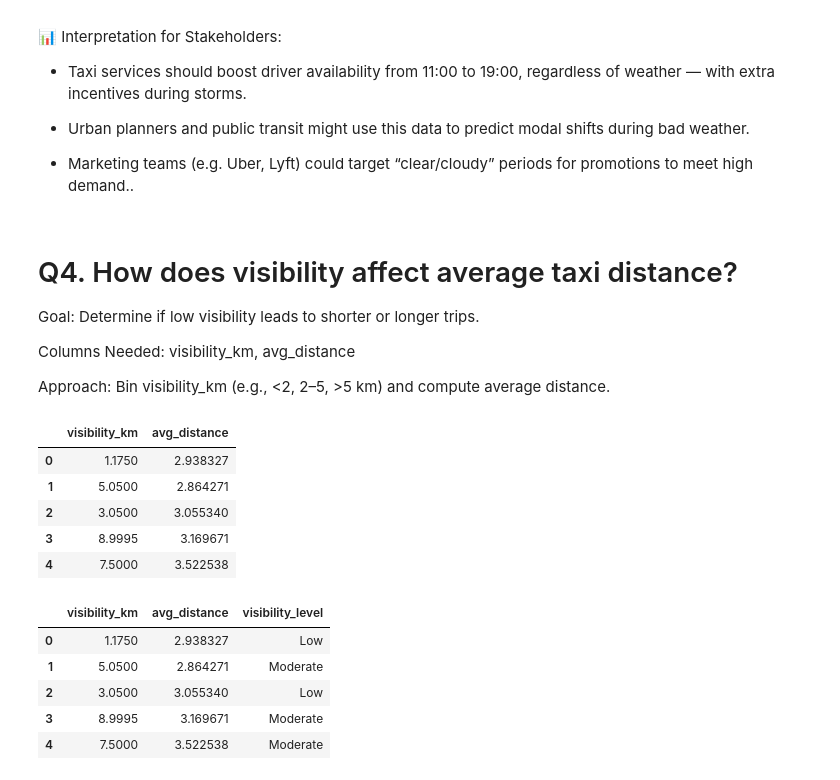
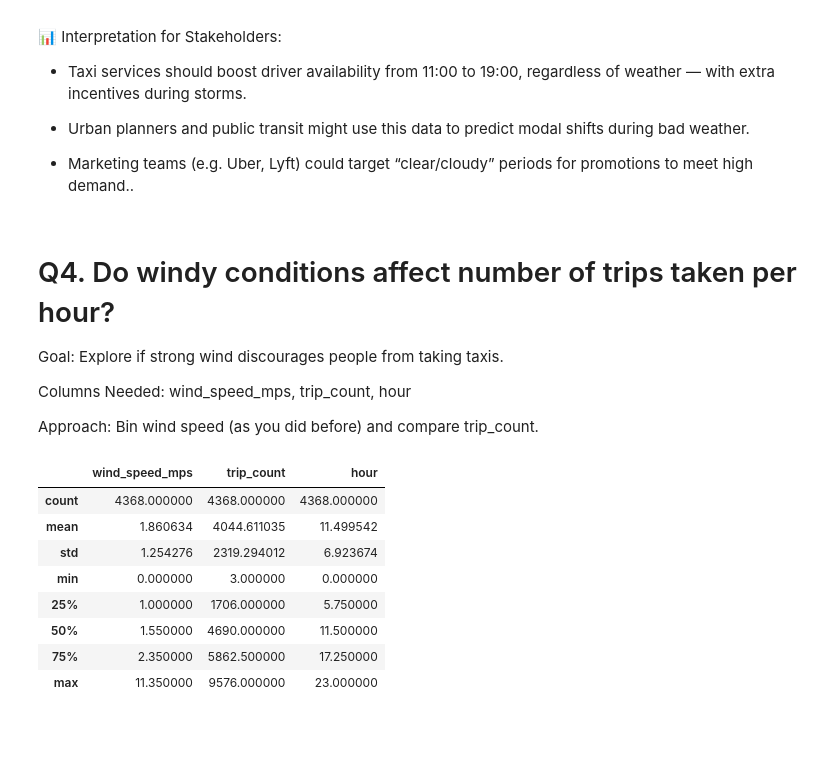
Before and after one commit to minhnguyen051201/DMT_final_project, a Jupyter notebook: question.ipynb, the cells around one changed output. Drawn from its saved outputs; the diff is of its cells as text; code cells hidden in the pictures; blank space fills up the shorter version.

```diff
--- a/question.ipynb
+++ b/question.ipynb
@@ -107,39 +107,35 @@ plt.show()
 
 - Marketing teams (e.g. Uber, Lyft) could target “clear/cloudy” periods for promotions to meet high demand..
 # %% [markdown]
-#  Q4. How does visibility affect average taxi distance?
-Goal: Determine if low visibility leads to shorter or longer trips.
+# Q4. Do windy conditions affect number of trips taken per hour?
+Goal: Explore if strong wind discourages people from taking taxis.
 
-Columns Needed: visibility_km, avg_distance
+Columns Needed: wind_speed_mps, trip_count, hour
 
-Approach: Bin visibility_km (e.g., <2, 2–5, >5 km) and compute average distance.
+Approach: Bin wind speed (as you did before) and compare trip_count.
 # %%
-q4_columns = ['visibility_km', 'avg_distance']
+q4_columns = ['wind_speed_mps', 'trip_count', 'hour']
 q4_df= df[q4_columns].copy()
 
-q4_df.head()
+q4_df.describe()
 # %% [output]
-|  | visibility_km | avg_distance |
-| 0 | 1.1750 | 2.938327 |
-| 1 | 5.0500 | 2.864271 |
-| 2 | 3.0500 | 3.055340 |
-| 3 | 8.9995 | 3.169671 |
-| 4 | 7.5000 | 3.522538 |
+|  | wind_speed_mps | trip_count | hour |
+| count | 4368.000000 | 4368.000000 | 4368.000000 |
+| mean | 1.860634 | 4044.611035 | 11.499542 |
+| std | 1.254276 | 2319.294012 | 6.923674 |
+| min | 0.000000 | 3.000000 | 0.000000 |
+| 25% | 1.000000 | 1706.000000 | 5.750000 |
+| 50% | 1.550000 | 4690.000000 | 11.500000 |
+| 75% | 2.350000 | 5862.500000 | 17.250000 |
+| max | 11.350000 | 9576.000000 | 23.000000 |
 # %%
 import numpy as np
 
 # Define visibility bins and labels
-bins = [0, 1, 5, 9.5, 10.1, np.inf]
-labels = ['Very Low', 'Low', 'Moderate', 'High', 'Extreme/Invalid']
+# Define bin edges and labels
+wind_bins = [ -0.1, 1.0, 1.5, 2.5, 4.0, float('inf') ]
+wind_labels = ['Calm', 'Light Breeze', 'Moderate Breeze', 'Strong Breeze', 'Windy']
 
-# Create new column for visibility category
-q4_df['visibility_level'] = pd.cut(q4_df['visibility_km'], bins=bins, labels=labels, right=True, include_lowest=True)
-q4_df.head()
+# Apply binning
+q4_df['wind_level'] = pd.cut(q4_df['wind_speed_mps'], bins=wind_bins, labels=wind_labels)
-# %% [output]
-|  | visibility_km | avg_distance | visibility_level |
-| 0 | 1.1750 | 2.938327 | Low |
-| 1 | 5.0500 | 2.864271 | Moderate |
-| 2 | 3.0500 | 3.055340 | Low |
-| 3 | 8.9995 | 3.169671 | Moderate |
-| 4 | 7.5000 | 3.522538 | Moderate |
 # %%
```
Also changed, not shown: parts of 2 cells of this notebook.
